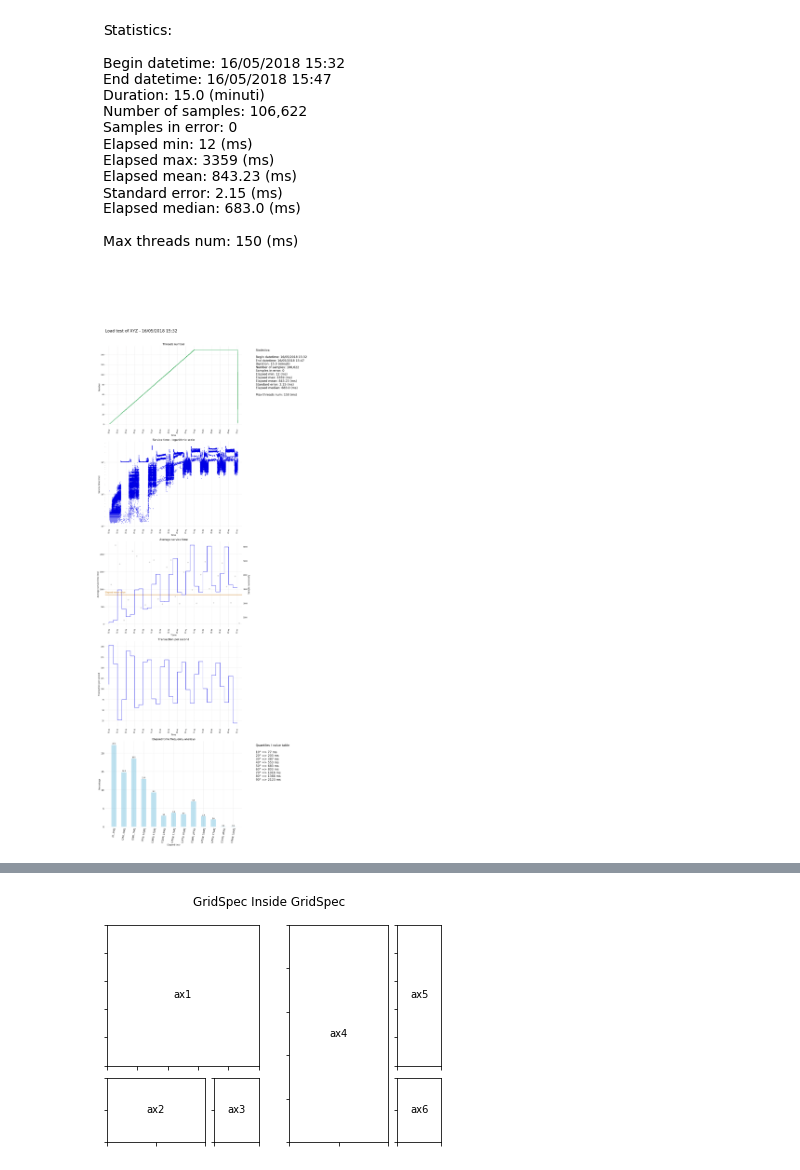
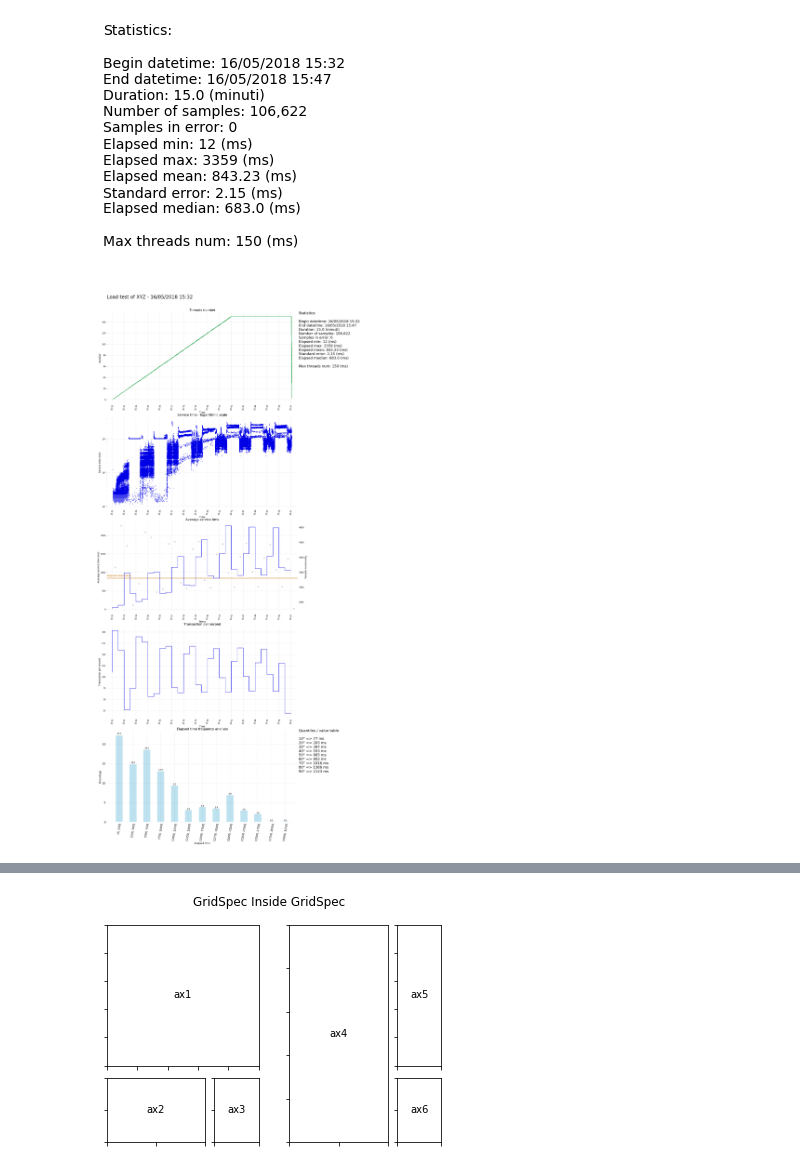
Before and after one commit to p-giovanni/JMeter_report, a Jupyter notebook: notebook/JMeter_Report.ipynb, the cells around one changed output, grey strips where cells are left out. Drawn from its saved outputs; the diff is of its cells as text; code cells hidden in the pictures.

```diff
--- a/notebook/JMeter_Report.ipynb
+++ b/notebook/JMeter_Report.ipynb
@@ -711,14 +711,14 @@ if text[0] == True:
 # %%
 import matplotlib.gridspec as gridspec
 
-fig0 = plt.figure(figsize=(18, 60))
+fig0 = plt.figure(figsize=(21, 50)) #, constrained_layout=True)
 
 gs1 = gridspec.GridSpec(6, 2
                        ,figure=fig0
                        ,hspace=0.18
-                       ,wspace=0.18
-                       ,height_ratios=[0.1, 0.19, 0.20, 0.20, 0.20, 0.20]
-                       ,width_ratios=[0.9, 0.1])
+                       ,wspace=0.01
+                       ,height_ratios=[1, 10, 10, 10, 10, 10]
+                       ,width_ratios=[10, 2])
 
 ax = []
 ax.append(fig0.add_subplot(gs1[0,0]))
@@ -747,35 +747,37 @@ if text[0] == True:
     text_box(ax[idx], text[1], fontsize=18, y=0.35)
 
 idx += 1
 elapsed_chart(ax[idx]
              ,x=df.index, y=df["elapsed"]
              ,errors=[errors_df.index, errors_df["elapsed"]]
              ,logarithmic=True)
 idx += 1
 elapsed_binned_chart(ax[idx]
                     ,x=binned_elapsed.index
                     ,y=binned_elapsed['mean']
                     ,x_snum=binned_elapsed["dt centered"]
                     ,y_snum=binned_elapsed['count'])
 
 idx += 1
 transaction_per_second_chart(ax[idx]
                     ,x=binned_elapsed.index
                     ,y=binned_elapsed['tps'].values)
 
 idx += 1
 frequencies = config_elapsed_frequency_chart(type_of_elapsed_frequency_chart)
 if frequencies[0] == True:
     elapsed_frequency_chart(ax=ax[idx], x=frequencies[1].index.astype(str), y=frequencies[1])
 
 idx += 1
 text = quantiles_box_text()
 if text[0] == True:
     text_box(ax[idx], text[1], fontsize=18, y=0.5)
 
-plt.savefig(os.path.join(images_path,"{prefix}All-CHARTS.png".format(prefix=image_file_prefix)))
+#plt.subplots_adjust(left=0.2) #, right=0.2, top=0.2, bottom=0.1)
+#plt.tight_layout(pad=0.2, w_pad=0.2, h_pad=0.2)
+plt.savefig(os.path.join(images_path,"{prefix}All-CHARTS.png".format(prefix=image_file_prefix)), bbox_inches='tight')
 # %% [output]
-[figure, old version]
+[figure, new version]
 # %%
 import matplotlib.gridspec as gridspec
 
```
Also changed, not shown: parts of 1 cell of this notebook, 1 other file.
